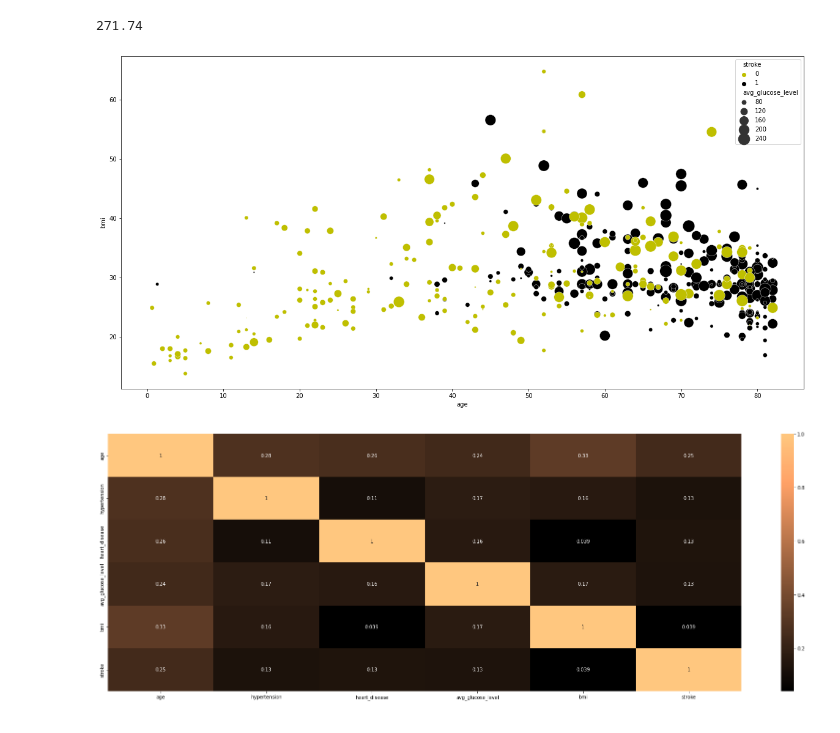
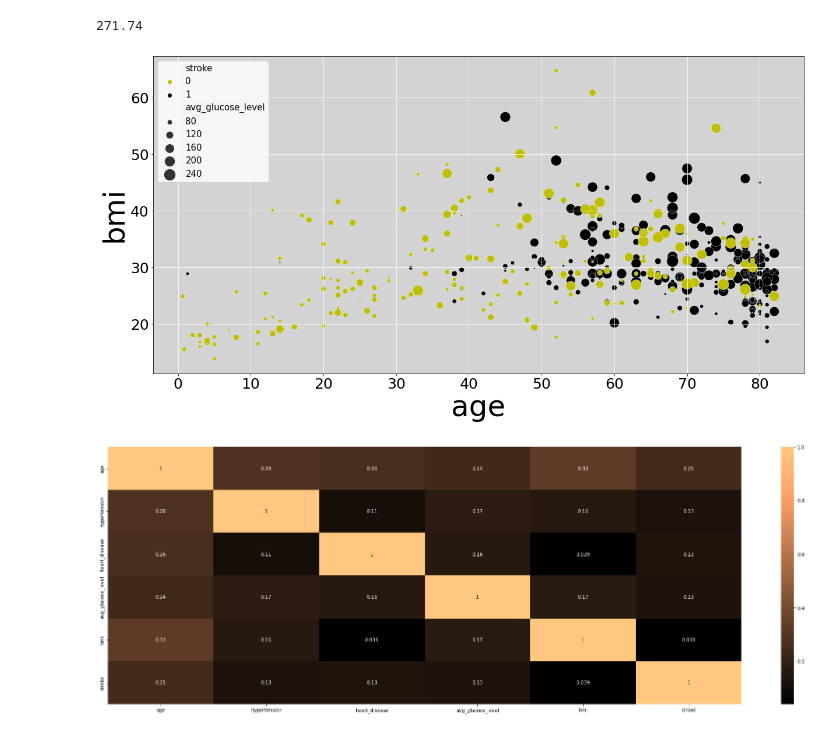
Before and after one commit to Requiem98/FDS-FinalProject, a Jupyter notebook: main.ipynb, the cells around one changed output. Cells and saved outputs as stored; diff of their text form; code cells hidden in the pictures.

```diff
--- a/main.ipynb
+++ b/main.ipynb
@@ -183,18 +193,23 @@ max(dataset.avg_glucose_level)
 # %%
 fig, ax = plt.subplots(figsize=(20,10))
 
 stroke1 = dataset[dataset['stroke'] == 1].head(249).copy()
 stroke0 = dataset[dataset['stroke'] == 0].head(200).copy()
 strokee = pd.concat([stroke1, stroke0])
 
 sns.scatterplot(x = strokee.age, y = strokee.bmi, size=strokee.avg_glucose_level, sizes=(1,400), hue = strokee.stroke, palette = ["y", "k"], ax=ax)
 
 
-plt.xlabel('age')
-plt.ylabel('bmi');
-fig.savefig("scatter.png", bbox_inches='tight')
+plt.xlabel('age', size = 50)
+plt.ylabel('bmi', size = 50);
+plt.xticks(size = 25)
+plt.yticks(size = 25)
+plt.legend(fontsize=15, facecolor = "w")
+plt.grid(color = "w")
+
+fig.savefig("immages/scatter.png", bbox_inches='tight')
 # %% [output]
-[figure, old version]
+[figure, new version]
 # %%
 plt.figure(figsize=(30,10))
 sns.heatmap(dataset[dataset.columns[1:]].corr(), cmap= "copper", annot=True);
```
Also changed, not shown: parts of 26 cells of this notebook, 7 other files.
